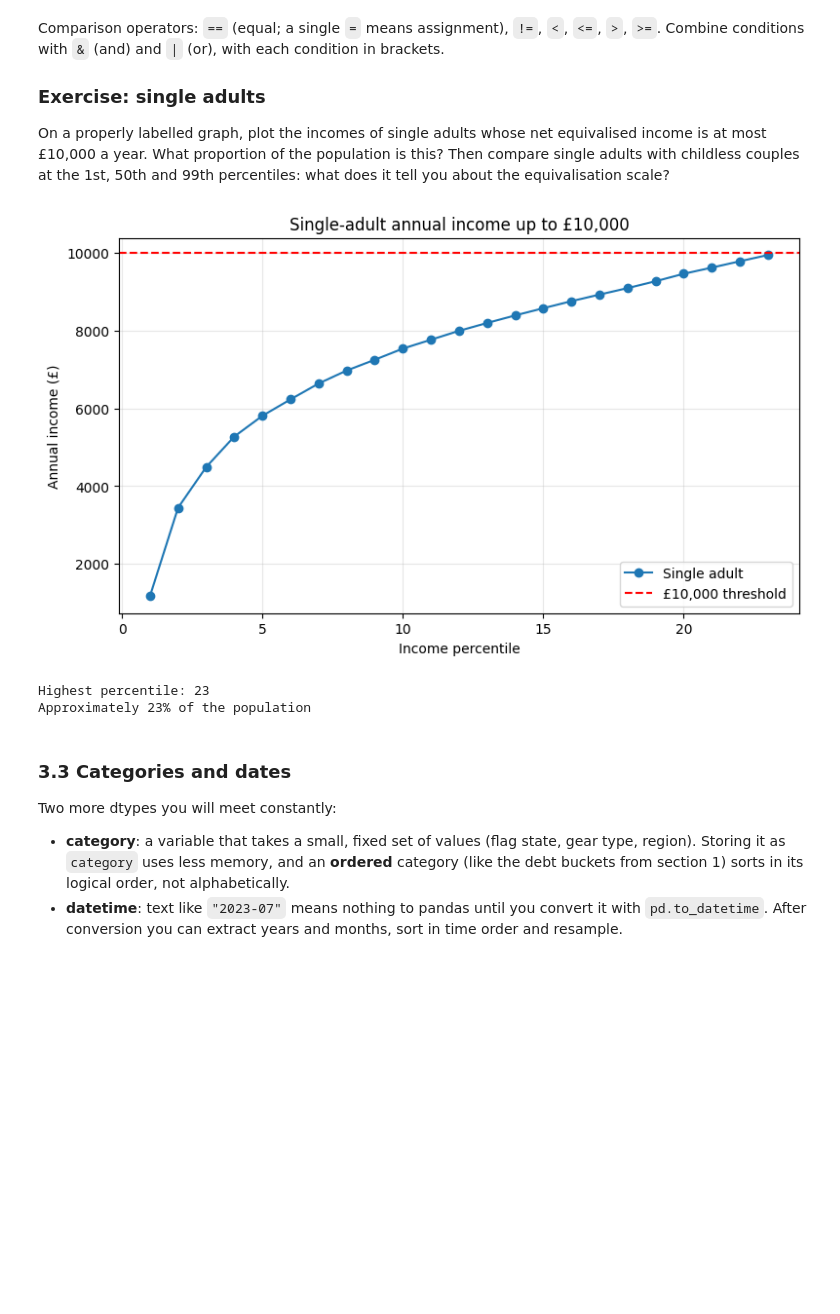
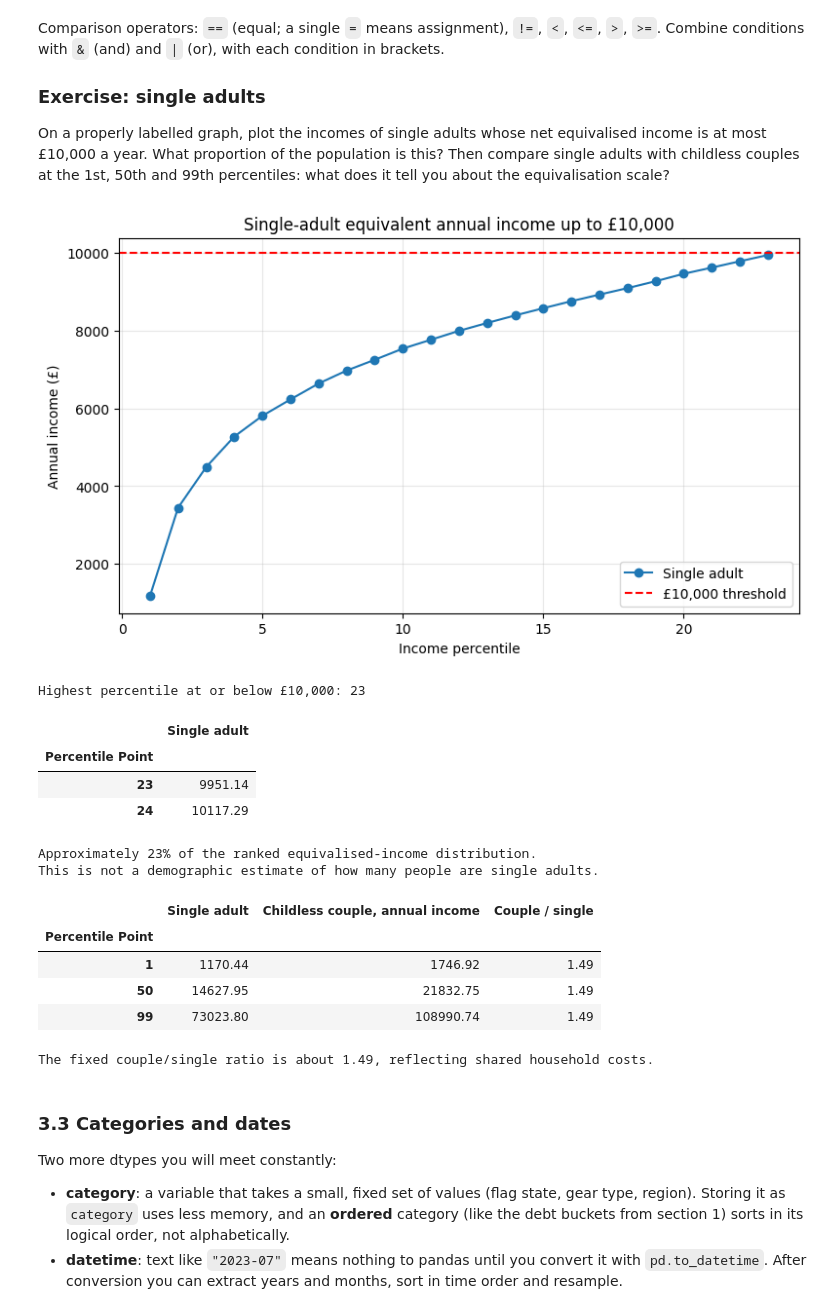
Before and after one commit to christy040406-maker/QM2, a Jupyter notebook: notebooks/W02. Pandas.ipynb, the cells around one changed output. Saved outputs shown, nothing was run; the diff lists cells and outputs as text; code cells hidden in the pictures; blank space fills up the shorter version.

```diff
--- a/notebooks/W02. Pandas.ipynb
+++ b/notebooks/W02. Pandas.ipynb
@@ -908,43 +985,48 @@ Comparison operators: `==` (equal; a single `=` means assignment), `!=`, `<`, `<
 
 On a properly labelled graph, plot the incomes of single adults whose net equivalised income is at most £10,000 a year. What proportion of the population is this? Then compare single adults with childless couples at the 1st, 50th and 99th percentiles: what does it tell you about the equivalisation scale?
 # %%
-# Single adults with annual income at most £10,000
+# Select single-adult equivalent annual incomes at most £10,000
 low_income_single = income2.loc[
-    income2["Single adult"] <= 10000,
-    ["Single adult"]
+    income2["Single adult"] <= 10000, ["Single adult"]
 ]
-
-# Plot
-low_income_single.plot(
-    marker="o",
-    legend=False,
-    figsize=(9, 5)
-)
-
-plt.axhline(
-    10000,
-    color="red",
-    linestyle="--",
-    label="£10,000 threshold"
-)
-
-plt.title("Single-adult annual income up to £10,000")
+low_income_single.plot(marker="o", legend=False, figsize=(9, 5))
+plt.axhline(10000, color="red", linestyle="--", label="£10,000 threshold")
+plt.title("Single-adult equivalent annual income up to £10,000")
 plt.xlabel("Income percentile")
 plt.ylabel("Annual income (£)")
 plt.legend()
 plt.grid(alpha=0.3)
 plt.show()
 
+highest_percentile = low_income_single.index.max()
+print("Highest percentile at or below £10,000:", highest_percentile)
+display(income2.loc[23:24, ["Single adult"]])
+print("Approximately 23% of the ranked equivalised-income distribution.")
+print("This is not a demographic estimate of how many people are single adults.")
 
-# Find the highest percentile below £10,000
-highest_percentile = low_income_single.index.max()
-
-print("Highest percentile:", highest_percentile)
-print(f"Approximately {highest_percentile}% of the population")
+comparison = income2.loc[[1, 50, 99], [
+    "Single adult", "Childless couple, annual income"
+]].copy()
+comparison["Couple / single"] = (
+    comparison["Childless couple, annual income"] / comparison["Single adult"]
+)
+display(comparison.round(2))
+print("The fixed couple/single ratio is about 1.49, reflecting shared household costs.")
 # %% [output]
-[figure, old version]
+[figure, new version]
-Highest percentile: 23
-Approximately 23% of the population
+Highest percentile at or below £10,000: 23
+|  | Single adult |
+| Percentile Point |  |
+| 23 | 9951.14 |
+| 24 | 10117.29 |
+Approximately 23% of the ranked equivalised-income distribution.
+This is not a demographic estimate of how many people are single adults.
+|  | Single adult | Childless couple, annual income | Couple / single |
+| Percentile Point |  |  |  |
+| 1 | 1170.44 | 1746.92 | 1.49 |
+| 50 | 14627.95 | 21832.75 | 1.49 |
+| 99 | 73023.80 | 108990.74 | 1.49 |
+The fixed couple/single ratio is about 1.49, reflecting shared household costs.
 # %% [markdown]
 ### 3.3 Categories and dates
 
```
Also changed, not shown: parts of 9 cells of this notebook.
